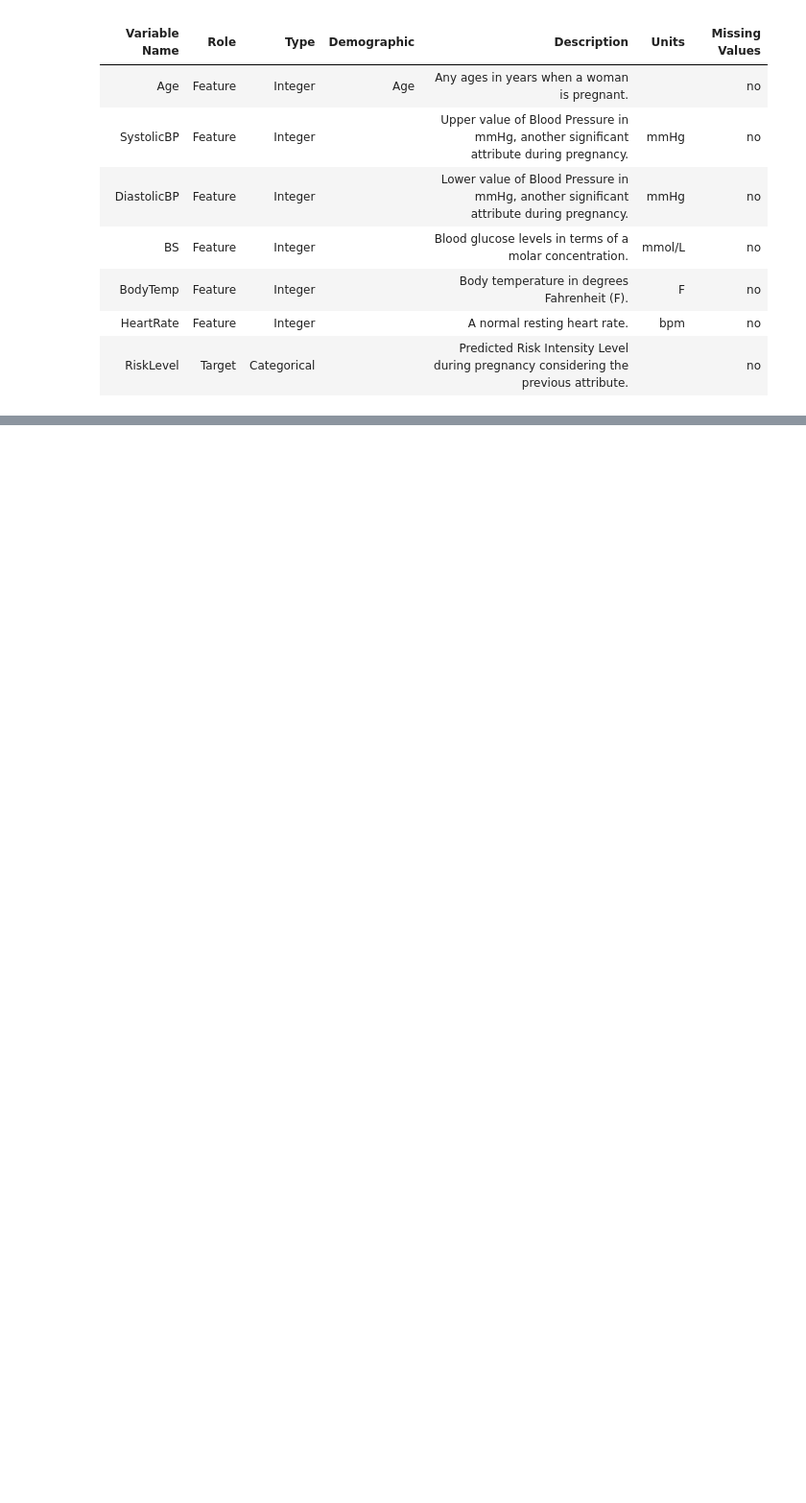
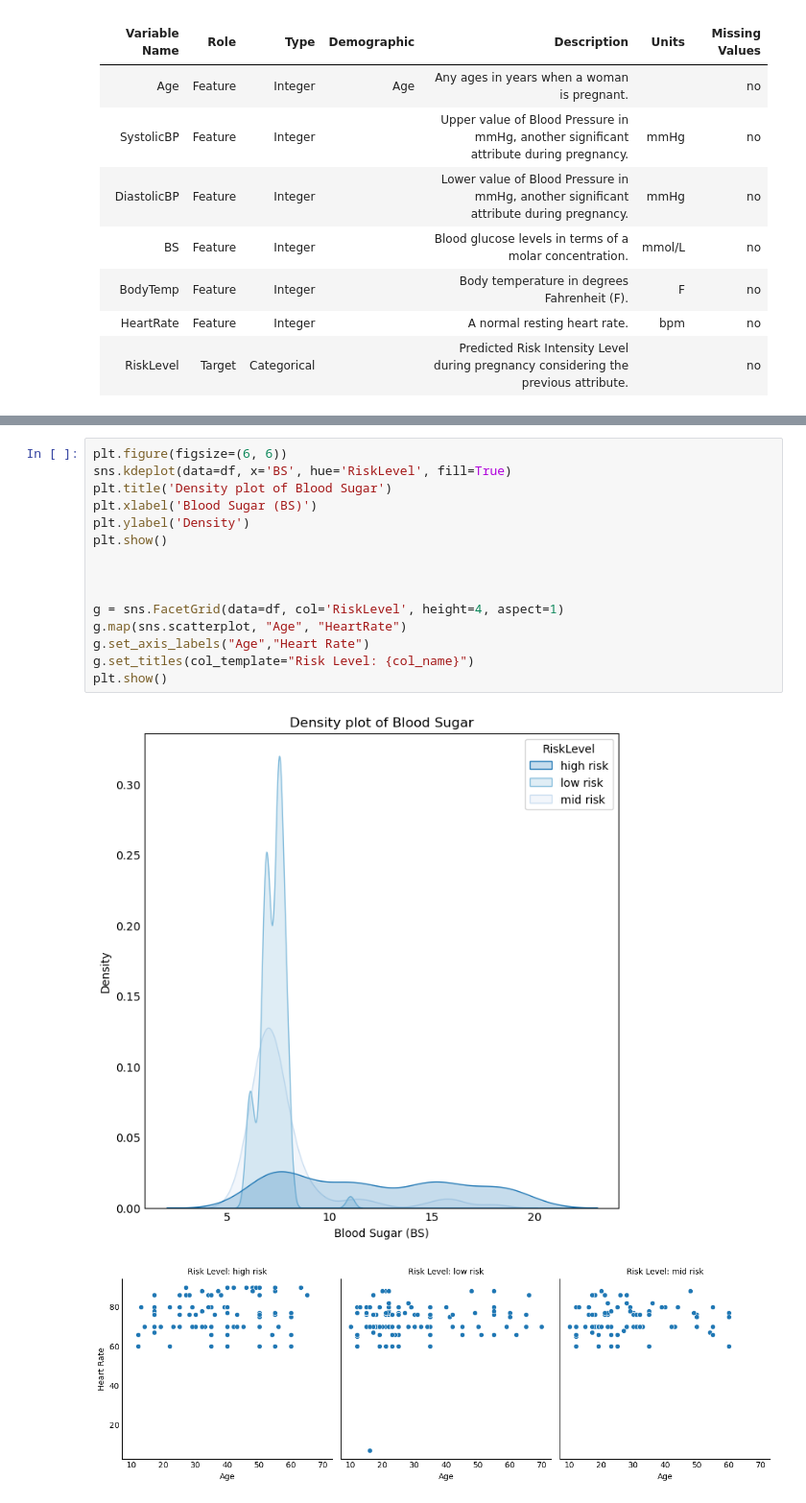
Before and after one commit to DJScully02/Maternal-Health-Risk-Prediction, a Jupyter notebook: mat_health_proj.ipynb, the cells around one changed output, grey strips where cells are left out. Shown at 96% size. Drawn from its saved outputs; the diff is of its cells as text; blank space fills up the shorter version.

```diff
--- a/mat_health_proj.ipynb
+++ b/mat_health_proj.ipynb
@@ -36,0 +64,18 @@ plt.show()
+# %%
+plt.figure(figsize=(6, 6))
+sns.kdeplot(data=df, x='BS', hue='RiskLevel', fill=True)
+plt.title('Density plot of Blood Sugar')
+plt.xlabel('Blood Sugar (BS)')
+plt.ylabel('Density')
+plt.show()
+
+
+
+g = sns.FacetGrid(data=df, col='RiskLevel', height=4, aspect=1)
+g.map(sns.scatterplot, "Age", "HeartRate")
+g.set_axis_labels("Age","Heart Rate")
+g.set_titles(col_template="Risk Level: {col_name}")
+plt.show()
+# %% [output]
+[figure, added]
+[figure, added]
```
Also changed, not shown: parts of 6 cells of this notebook, 1 other file.
